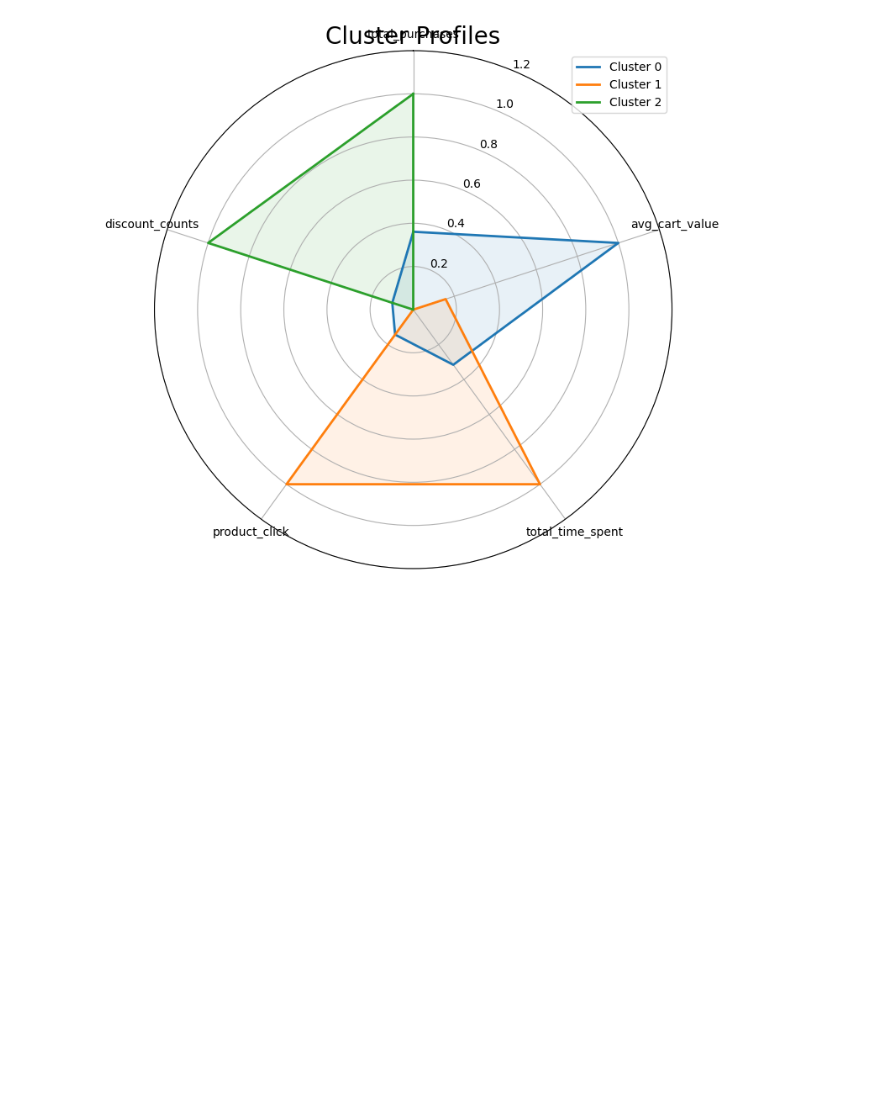
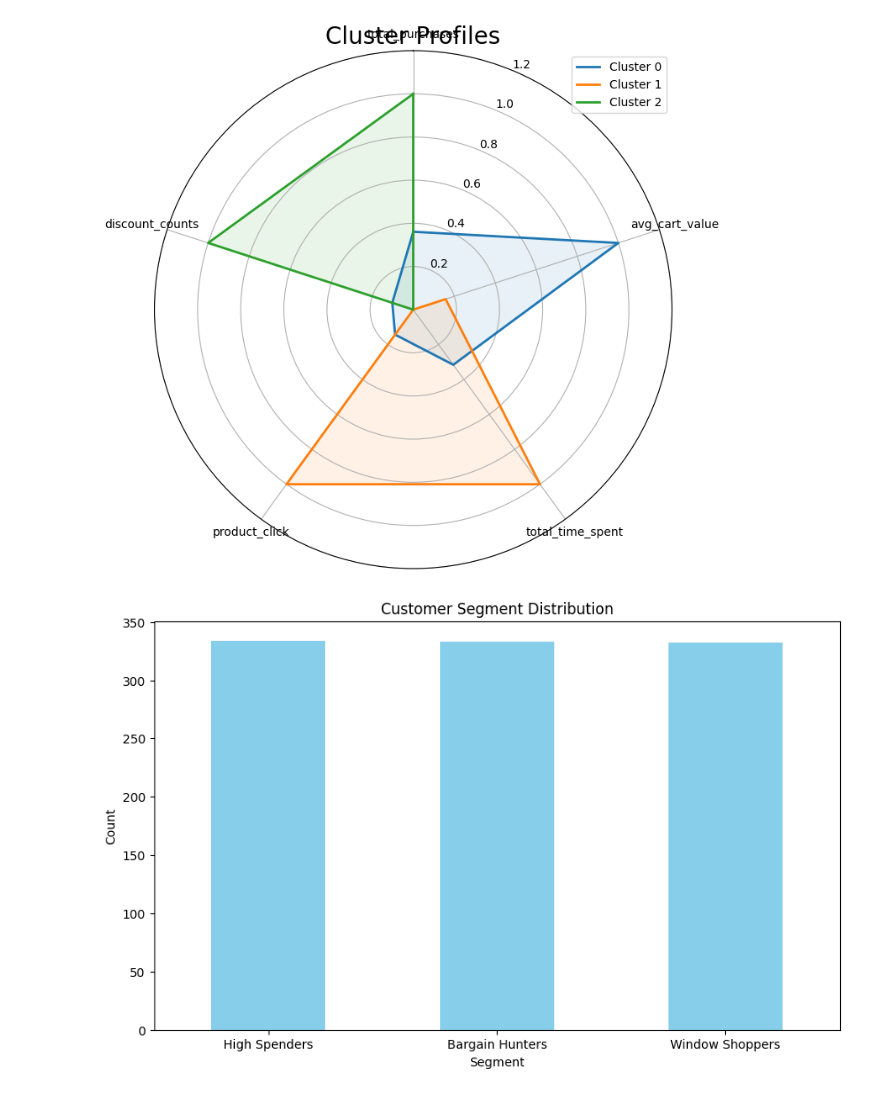
Before and after one commit to JalinaH/Intellihack_TechSpark_02, a Jupyter notebook: task2.ipynb, the cells around one changed output. Cells and saved outputs as stored; diff of their text form; code cells hidden in the pictures; blank space fills up the shorter version.

```diff
--- a/task2.ipynb
+++ b/task2.ipynb
@@ -329,3 +331,26 @@ normalized_centers = pd.DataFrame(
 radar_chart(normalized_centers, cluster_centers.columns)
 # %% [output]
 [figure]
+# %%
+# Based on cluster characteristics, map cluster IDs to segment names
+
+cluster_mapping = {
+    0: 'High Spenders',
+    1: 'Window Shoppers',
+    2: 'Bargain Hunters'
+}
+
+# Apply the mapping
+df['segment'] = df['cluster'].map(cluster_mapping)
+
+# Display segment distribution
+plt.figure(figsize=(10, 6))
+segment_counts = df['segment'].value_counts()
+segment_counts.plot(kind='bar', color='skyblue')
+plt.title('Customer Segment Distribution')
+plt.xlabel('Segment')
+plt.ylabel('Count')
+plt.xticks(rotation=0)
+plt.show()
+# %% [output]
+[figure, added]
```
Also changed, not shown: parts of 4 cells of this notebook.
